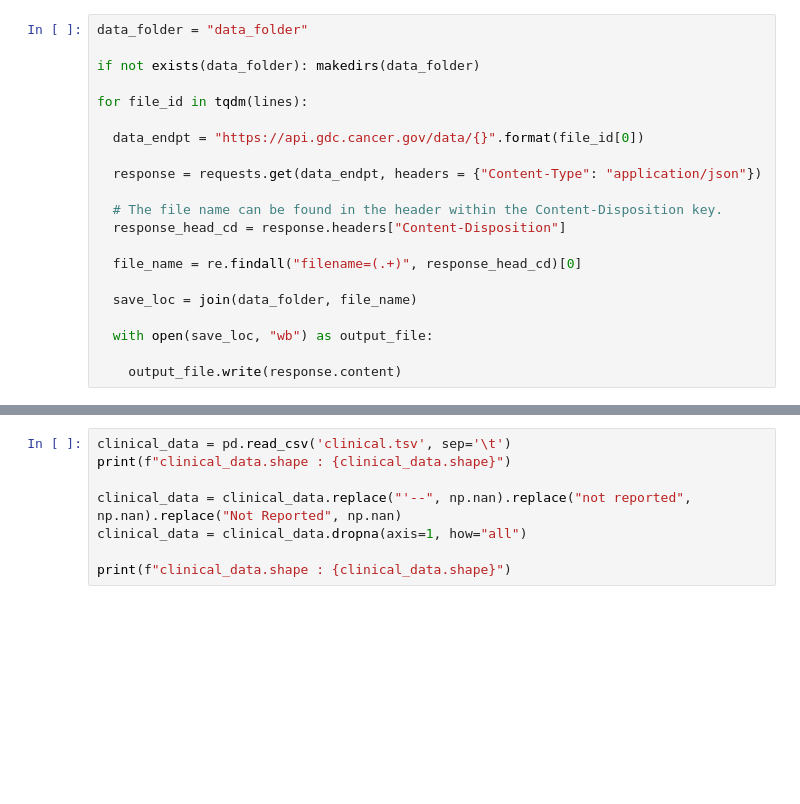
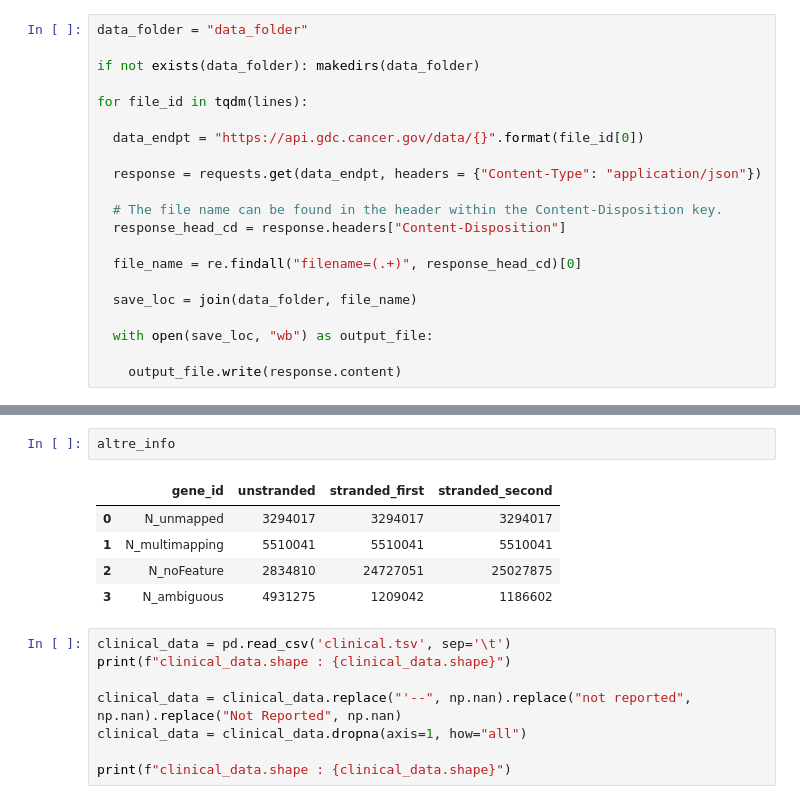
Before and after one commit to LM1997610/NeuralNetworks, a Jupyter notebook: Digital_Epi_HW1.ipynb, the cells around one changed output, grey strips where cells are left out. Saved outputs shown, nothing was run; the diff lists cells and outputs as text; blank space fills up the shorter version.

```diff
--- a/Digital_Epi_HW1.ipynb
+++ b/Digital_Epi_HW1.ipynb
@@ -54,6 +66,14 @@ data.head()
 | 2 | ENSG00000000419.13 | DPM1 | protein_coding | 801 | 433 | 368 | 40.4957 | ... |
 | 3 | ENSG00000000457.14 | SCYL3 | protein_coding | 564 | 465 | 459 | 5.0002 | ... |
 | 4 | ENSG00000000460.17 | C1orf112 | protein_coding | 74 | 227 | 229 | 0.7564 | ... |
+# %%
+altre_info
+# %% [output]
+|  | gene_id | unstranded | stranded_first | stranded_second |
+| 0 | N_unmapped | 3294017 | 3294017 | 3294017 |
+| 1 | N_multimapping | 5510041 | 5510041 | 5510041 |
+| 2 | N_noFeature | 2834810 | 24727051 | 25027875 |
+| 3 | N_ambiguous | 4931275 | 1209042 | 1186602 |
 # %%
 clinical_data = pd.read_csv('clinical.tsv', sep='\t')
 print(f"clinical_data.shape : {clinical_data.shape}")
```
Also changed, not shown: parts of 4 cells of this notebook.
